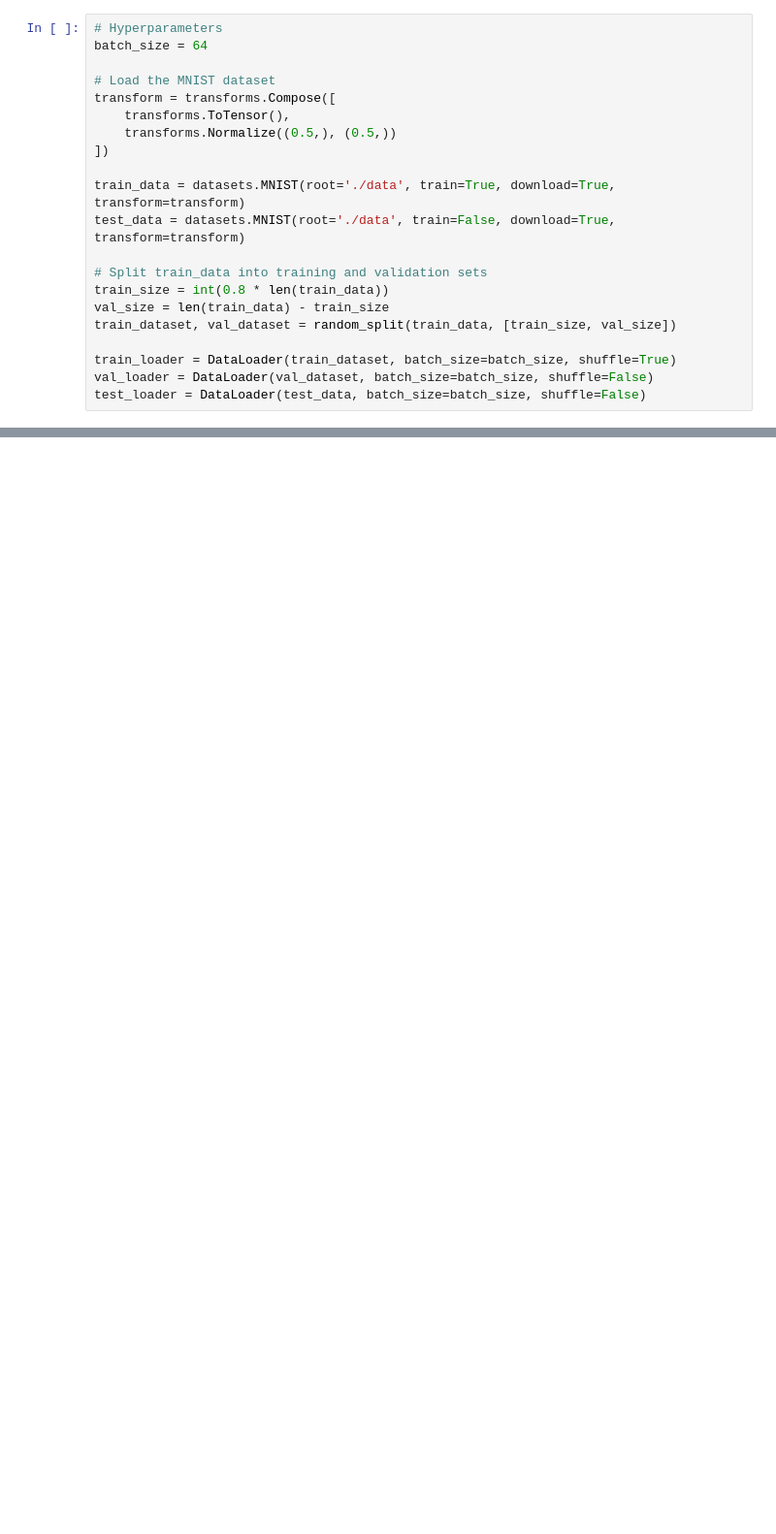
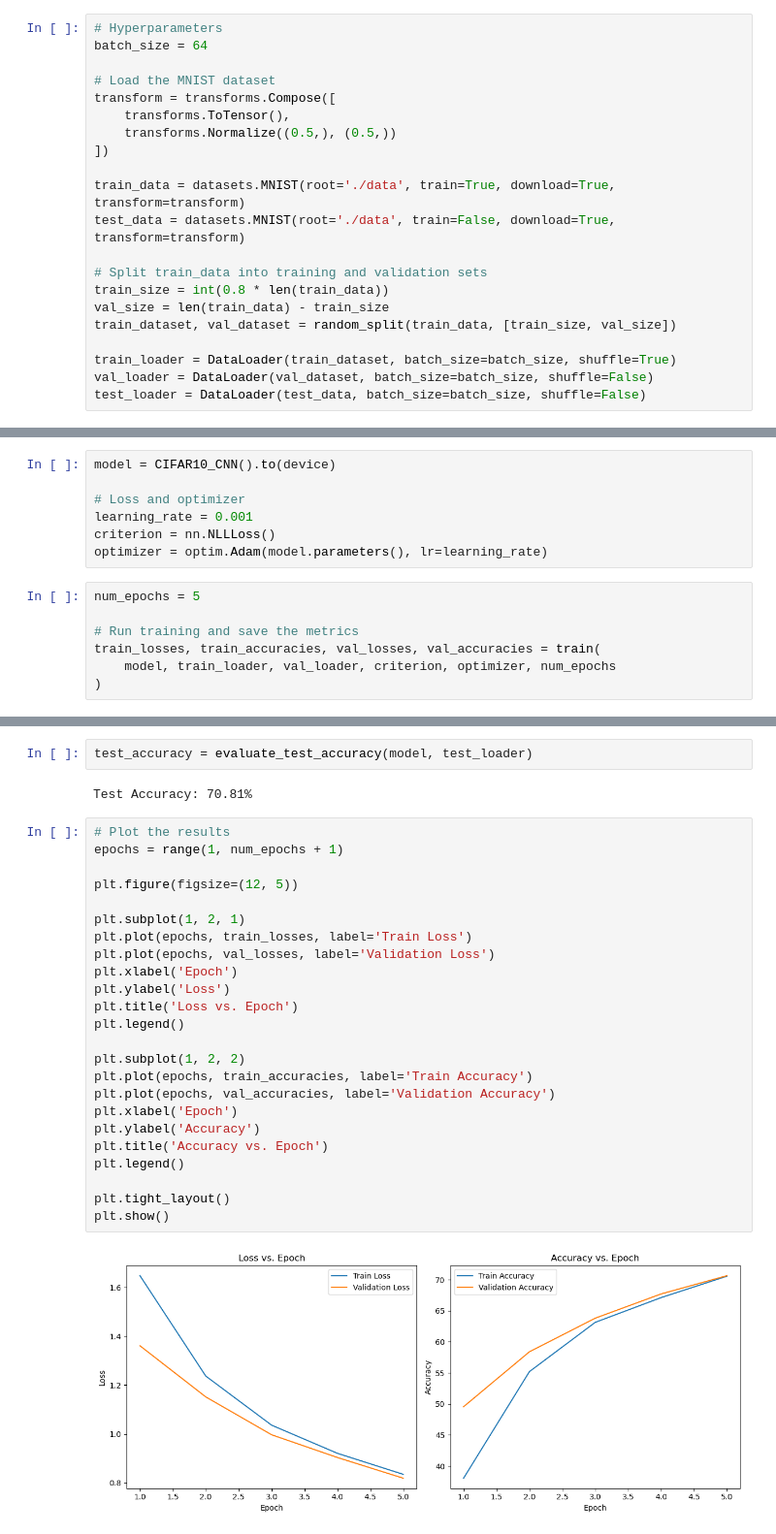
Before and after one commit to mmahdin/Computational-Intelligence-EE-AUT, a Jupyter notebook: lab/7/main.ipynb, the cells around one changed output, grey strips where cells are left out. Shown at 97% size. Cells and saved outputs as stored; diff of their text form; blank space fills up the shorter version.

```diff
--- a/lab/7/main.ipynb
+++ b/lab/7/main.ipynb
@@ -166,0 +328,14 @@ plt.show()
+# %%
+model = CIFAR10_CNN().to(device)
+
+# Loss and optimizer
+learning_rate = 0.001
+criterion = nn.NLLLoss()
+optimizer = optim.Adam(model.parameters(), lr=learning_rate)
+# %%
+num_epochs = 5
+
+# Run training and save the metrics
+train_losses, train_accuracies, val_losses, val_accuracies = train(
+    model, train_loader, val_loader, criterion, optimizer, num_epochs
+)
@@ -166,0 +348,30 @@ plt.show()
+# %%
+test_accuracy = evaluate_test_accuracy(model, test_loader)
+# %% [output]
+Test Accuracy: 70.81%
+# %%
+# Plot the results
+epochs = range(1, num_epochs + 1)
+
+plt.figure(figsize=(12, 5))
+
+plt.subplot(1, 2, 1)
+plt.plot(epochs, train_losses, label='Train Loss')
+plt.plot(epochs, val_losses, label='Validation Loss')
+plt.xlabel('Epoch')
+plt.ylabel('Loss')
+plt.title('Loss vs. Epoch')
+plt.legend()
+
+plt.subplot(1, 2, 2)
+plt.plot(epochs, train_accuracies, label='Train Accuracy')
+plt.plot(epochs, val_accuracies, label='Validation Accuracy')
+plt.xlabel('Epoch')
+plt.ylabel('Accuracy')
+plt.title('Accuracy vs. Epoch')
+plt.legend()
+
+plt.tight_layout()
+plt.show()
+# %% [output]
+[figure, added]
```
Also changed, not shown: parts of 19 cells of this notebook, 1 other file.
